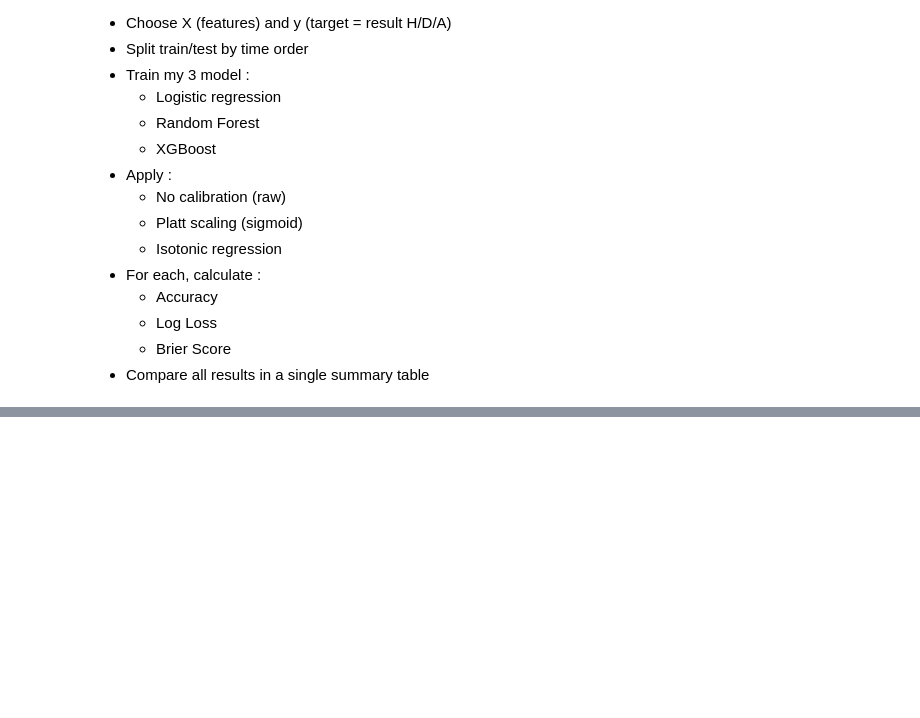
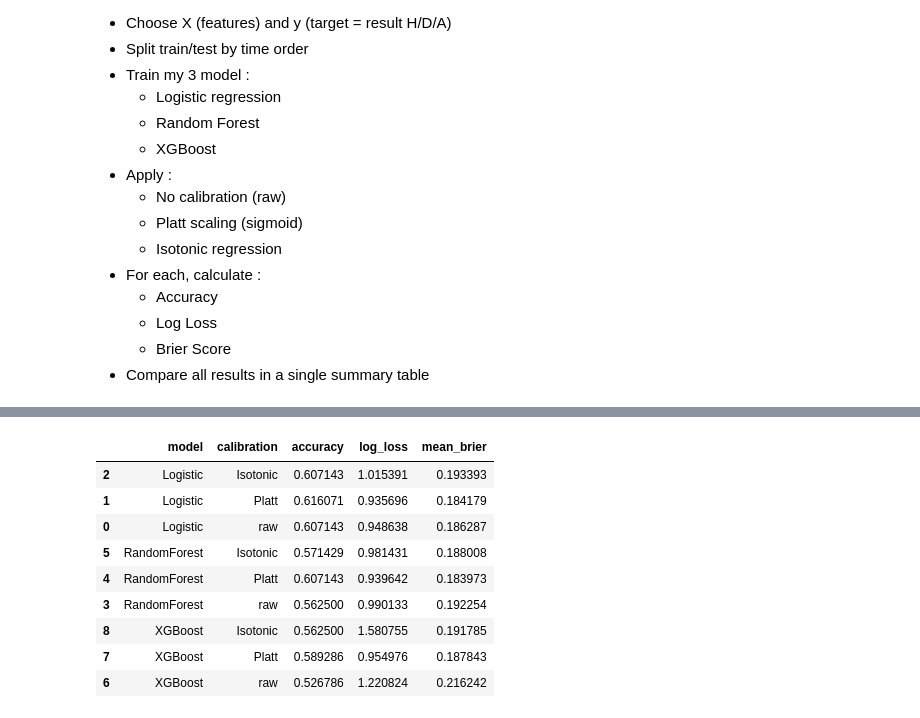
Before and after one commit to MattisD3/Data-Science-in-Football-Comparing-Model-Predictions-with-Betting-Market-Odds, a Jupyter notebook: notebooks/09_calibration_experiments.ipynb, the cells around one changed output, grey strips where cells are left out. Cells and saved outputs as stored; diff of their text form; code cells hidden in the pictures; blank space fills up the shorter version.

```diff
--- a/notebooks/09_calibration_experiments.ipynb
+++ b/notebooks/09_calibration_experiments.ipynb
@@ -47,8 +55,9 @@ feature_cols = [
     "rolling_xg_diff_5",
     "rolling_points_5",
     "strength_points_5",
-    "elo_team_before",
-    "elo_diff_for_team",
+    "elo_home_before",
+    "elo_away_before",
+    "elo_diff_home"
 ]
 
 # Check NaNs before dropping
@@ -74,7 +101,6 @@ print("y shape:", y.shape)
 # %%
 train_ratio = 0.8
-n = len(df_clean)
-train_size = int(train_ratio * n)
+train_size = int(train_ratio * len(df_clean))
 
 X_train = X.iloc[:train_size]
 X_test  = X.iloc[train_size:]
@@ -344,26 +423,37 @@ metrics_xgb_iso = evaluate_probas(
 # %%
 summary = []
 
 def add_row(model_name, calib_type, metrics):
     summary.append({
         "model": model_name,
         "calibration": calib_type,
         "accuracy": metrics["accuracy"],
         "log_loss": metrics["log_loss"],
         "mean_brier": metrics["mean_brier"],
     })
 
 add_row("Logistic", "raw",      metrics_logit_raw)
 add_row("Logistic", "Platt",    metrics_logit_platt)
 add_row("Logistic", "Isotonic", metrics_logit_iso)
 
 add_row("RandomForest", "raw",      metrics_rf_raw)
 add_row("RandomForest", "Platt",    metrics_rf_platt)
 add_row("RandomForest", "Isotonic", metrics_rf_iso)
 
 add_row("XGBoost", "raw",      metrics_xgb_raw)
 add_row("XGBoost", "Platt",    metrics_xgb_platt)
 add_row("XGBoost", "Isotonic", metrics_xgb_iso)
 
 df_summary = pd.DataFrame(summary)
-df_summary.sort_values(["model", "log_loss"])
+df_summary.sort_values(["model", "calibration"])
+# %% [output]
+|  | model | calibration | accuracy | log_loss | mean_brier |
+| 2 | Logistic | Isotonic | 0.607143 | 1.015391 | 0.193393 |
+| 1 | Logistic | Platt | 0.616071 | 0.935696 | 0.184179 |
+| 0 | Logistic | raw | 0.607143 | 0.948638 | 0.186287 |
+| 5 | RandomForest | Isotonic | 0.571429 | 0.981431 | 0.188008 |
+| 4 | RandomForest | Platt | 0.607143 | 0.939642 | 0.183973 |
+| 3 | RandomForest | raw | 0.562500 | 0.990133 | 0.192254 |
+| 8 | XGBoost | Isotonic | 0.562500 | 1.580755 | 0.191785 |
+| 7 | XGBoost | Platt | 0.589286 | 0.954976 | 0.187843 |
+| 6 | XGBoost | raw | 0.526786 | 1.220824 | 0.216242 |
```
Also changed, not shown: parts of 13 cells of this notebook, 8 other files.
